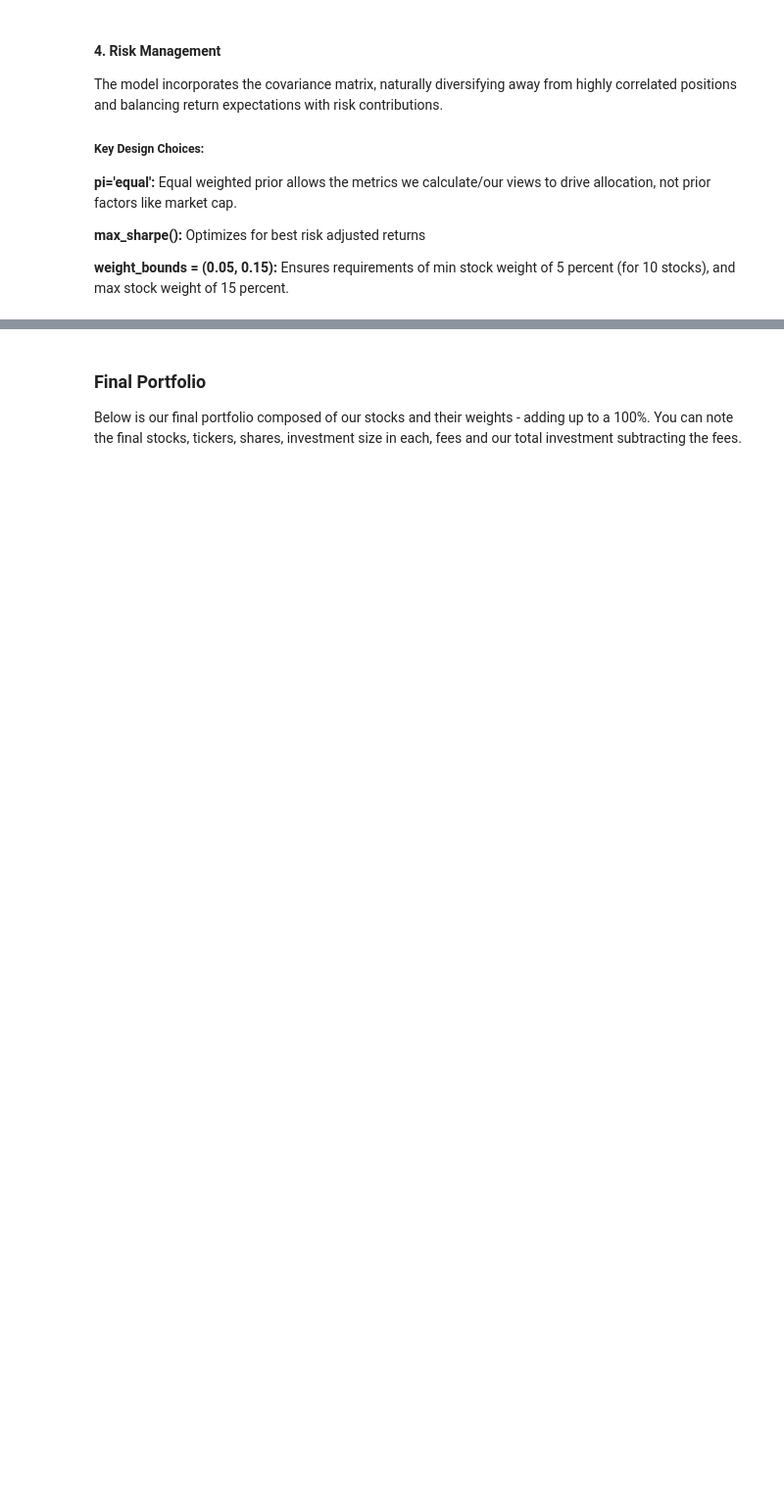
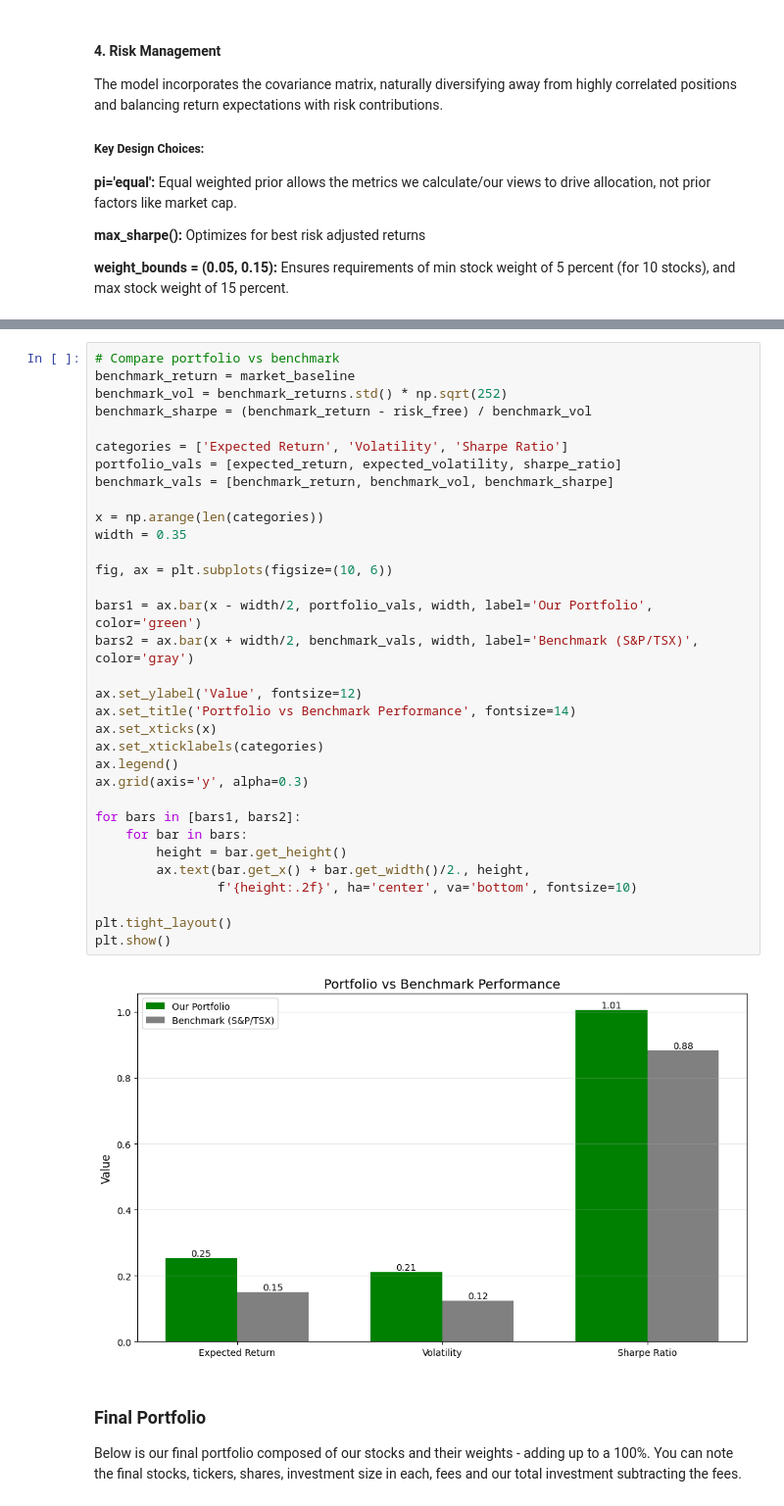
Before and after one commit to aadya-khanna/cfm-team-assignment, a Jupyter notebook: Team_14_Assignment.ipynb, the cells around one changed output, grey strips where cells are left out. Shown at 98% size. Cells and saved outputs as stored; diff of their text form; blank space fills up the shorter version.

```diff
--- a/Team_14_Assignment.ipynb
+++ b/Team_14_Assignment.ipynb
@@ -1169,3 +1150,38 @@ print(f"Expected Sharpe Ratio:      {sharpe_ratio:.2f}")
+# %%
+# Compare portfolio vs benchmark
+benchmark_return = market_baseline
+benchmark_vol = benchmark_returns.std() * np.sqrt(252)
+benchmark_sharpe = (benchmark_return - risk_free) / benchmark_vol
+
+categories = ['Expected Return', 'Volatility', 'Sharpe Ratio']
+portfolio_vals = [expected_return, expected_volatility, sharpe_ratio]
+benchmark_vals = [benchmark_return, benchmark_vol, benchmark_sharpe]
+
+x = np.arange(len(categories))
+width = 0.35
+
+fig, ax = plt.subplots(figsize=(10, 6))
+
+bars1 = ax.bar(x - width/2, portfolio_vals, width, label='Our Portfolio', color='green')
+bars2 = ax.bar(x + width/2, benchmark_vals, width, label='Benchmark (S&P/TSX)', color='gray')
+
+ax.set_ylabel('Value', fontsize=12)
+ax.set_title('Portfolio vs Benchmark Performance', fontsize=14)
+ax.set_xticks(x)
+ax.set_xticklabels(categories)
+ax.legend()
+ax.grid(axis='y', alpha=0.3)
+
+for bars in [bars1, bars2]:
+    for bar in bars:
+        height = bar.get_height()
+        ax.text(bar.get_x() + bar.get_width()/2., height,
+                f'{height:.2f}', ha='center', va='bottom', fontsize=10)
+
+plt.tight_layout()
+plt.show()
+# %% [output]
+[figure, added]
 # %% [markdown]
 ### Final Portfolio
 
```
Also changed, not shown: parts of 12 cells of this notebook.
